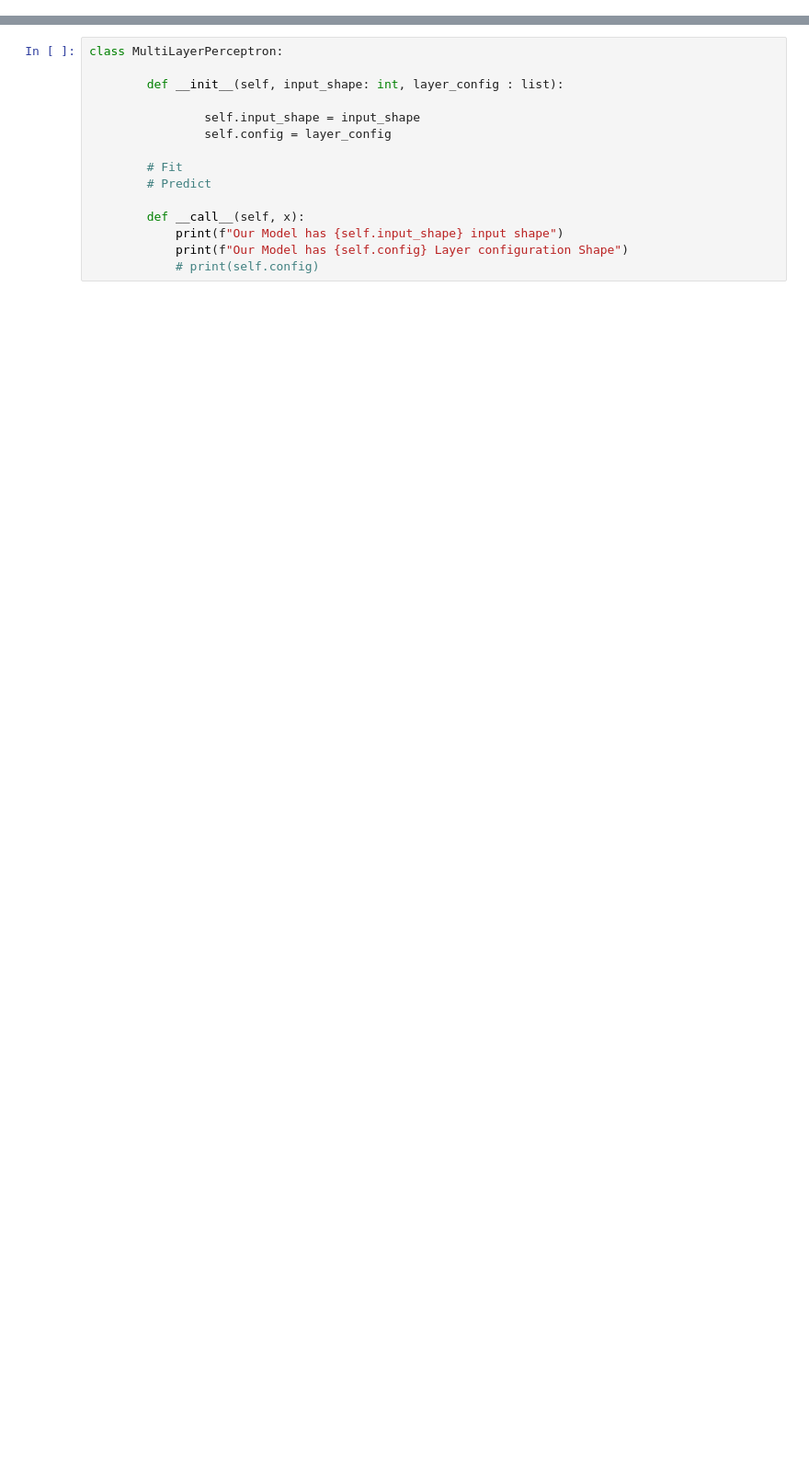
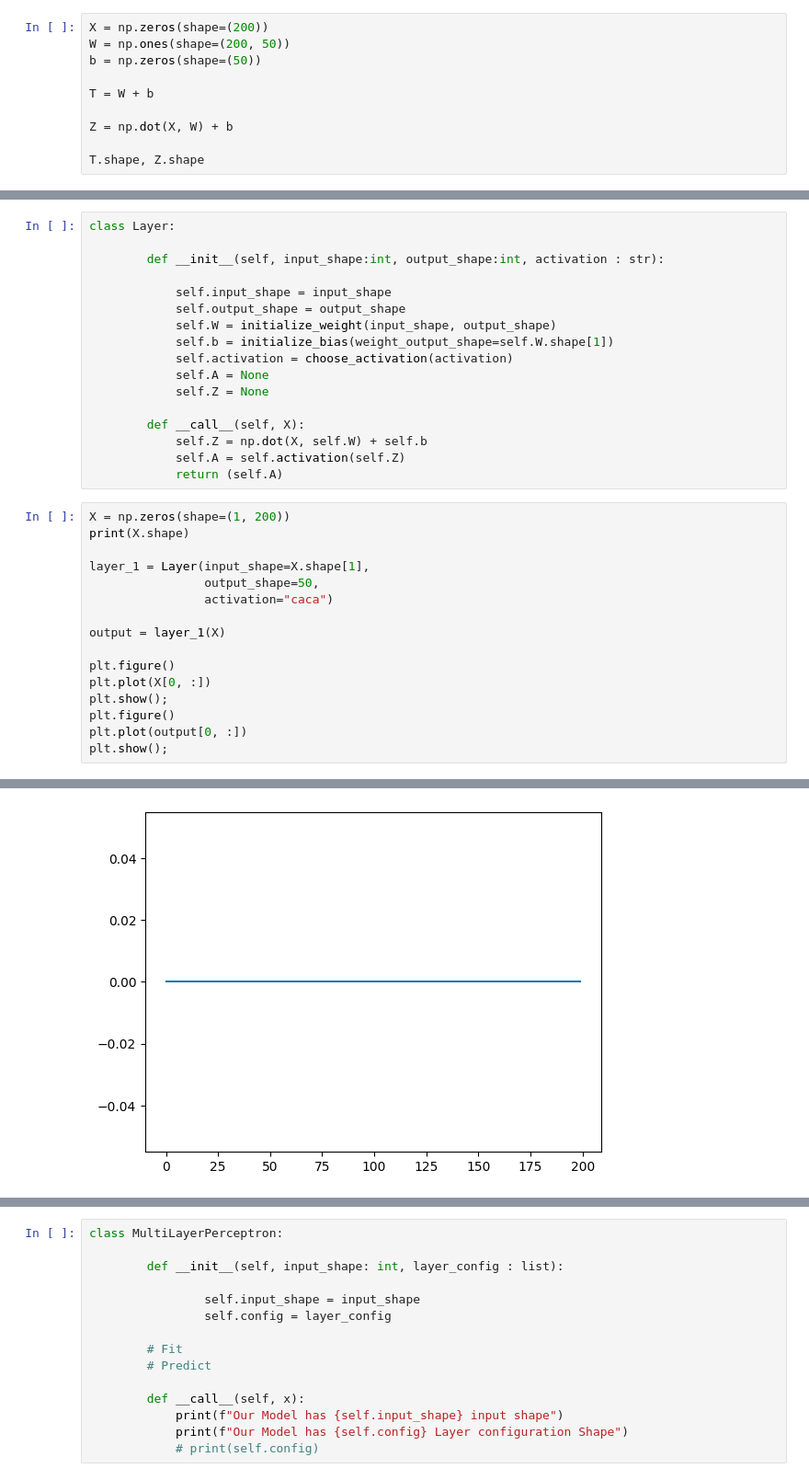
Before and after one commit to widium/MLP_From_Scratch, a Jupyter notebook: test.ipynb, the cells around one changed output, grey strips where cells are left out. Shown: that part at 92% size. Saved outputs shown, nothing was run; the diff lists cells and outputs as text; blank space fills up the shorter version.

Commit message:
Create Activation, Weight Initializer, Layer Initializer, Forward Prop for 1 Layer, Class Layer

```diff
--- a/test.ipynb
+++ b/test.ipynb
@@ -61,0 +50,10 @@ X_resize = X.reshape()
+# %%
+X = np.zeros(shape=(200))
+W = np.ones(shape=(200, 50))
+b = np.zeros(shape=(50))
+
+T = W + b
+
+Z = np.dot(X, W) + b
+
+T.shape, Z.shape
@@ -61,0 +168,34 @@ X_resize = X.reshape()
+# %%
+class Layer:
+
+        def __init__(self, input_shape:int, output_shape:int, activation : str):
+
+            self.input_shape = input_shape
+            self.output_shape = output_shape
+            self.W = initialize_weight(input_shape, output_shape)
+            self.b = initialize_bias(weight_output_shape=self.W.shape[1])
+            self.activation = choose_activation(activation)
+            self.A = None
+            self.Z = None
+
+        def __call__(self, X):
+            self.Z = np.dot(X, self.W) + self.b
+            self.A = self.activation(self.Z)
+            return (self.A)
+# %%
+X = np.zeros(shape=(1, 200))
+print(X.shape)
+
+layer_1 = Layer(input_shape=X.shape[1],
+                output_shape=50,
+                activation="caca")
+
+output = layer_1(X)
+
+plt.figure()
+plt.plot(X[0, :])
+plt.show();
+plt.figure()
+plt.plot(output[0, :])
+plt.show();
+# %% [output]
@@ -61,0 +203 @@ X_resize = X.reshape()
+[figure, added]
```
Also changed, not shown: parts of 23 cells of this notebook, 1 other file.
